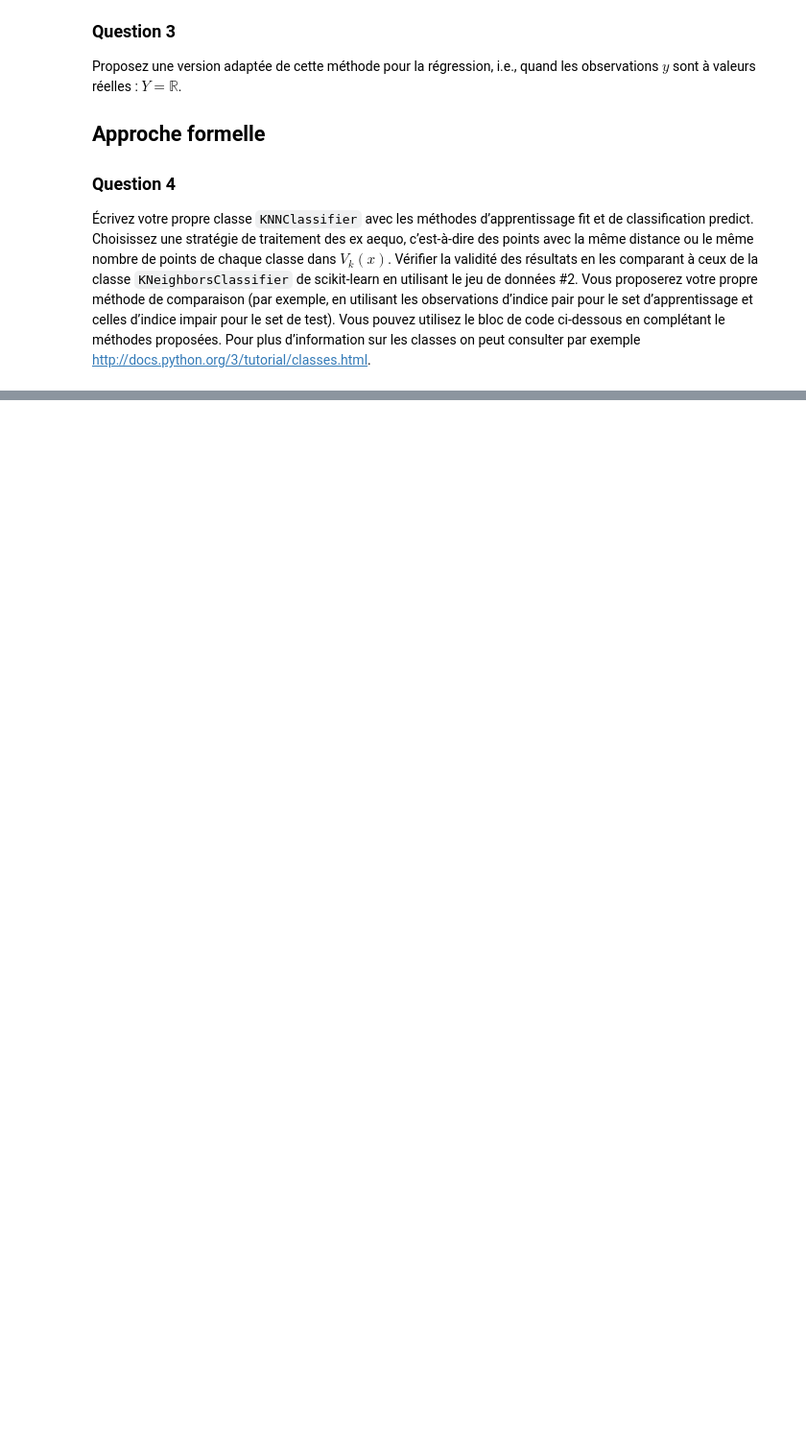
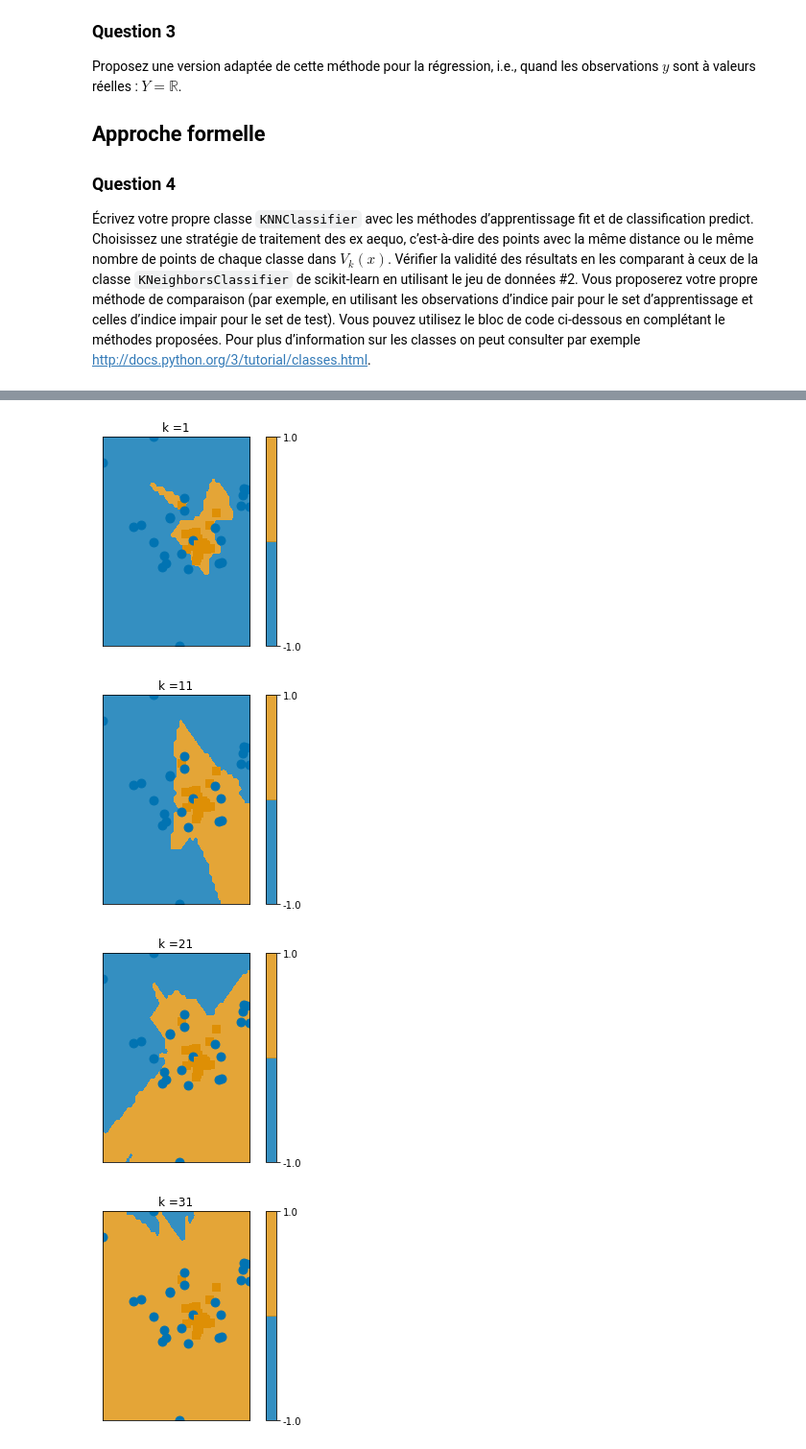
Before and after one commit to tbinetruy/Telecom-MDI-343, a Jupyter notebook: TP2/TP2.ipynb, the cells around one changed output, grey strips where cells are left out. Shown at 96% size. Saved outputs shown, nothing was run; the diff lists cells and outputs as text; code cells hidden in the pictures; blank space fills up the shorter version.

```diff
--- a/TP2/TP2.ipynb
+++ b/TP2/TP2.ipynb
@@ -190,0 +189,22 @@ tpknn.frontiere_new(f4, X4, y4)
+# %%
+import matplotlib.pyplot as plt
+
+
+def q6(k):
+    X = X2[::2]
+    y = y2[::2]
+    scikit_knn = KNeighborsClassifier(n_neighbors=k).fit(X, y)
+    def f(vec):
+        return scikit_knn.predict(vec.reshape(1, -1))
+
+    tpknn.frontiere_new(f, X, y)
+
+for i in range(1, 50, 10):
+    plt.figure(i)
+    plt.title("k = " + str(i))
+    q6(i)
+# %% [output]
+[figure, added]
+[figure, added]
+[figure, added]
+[figure, added]
```
Also changed, not shown: parts of 21 cells of this notebook.
